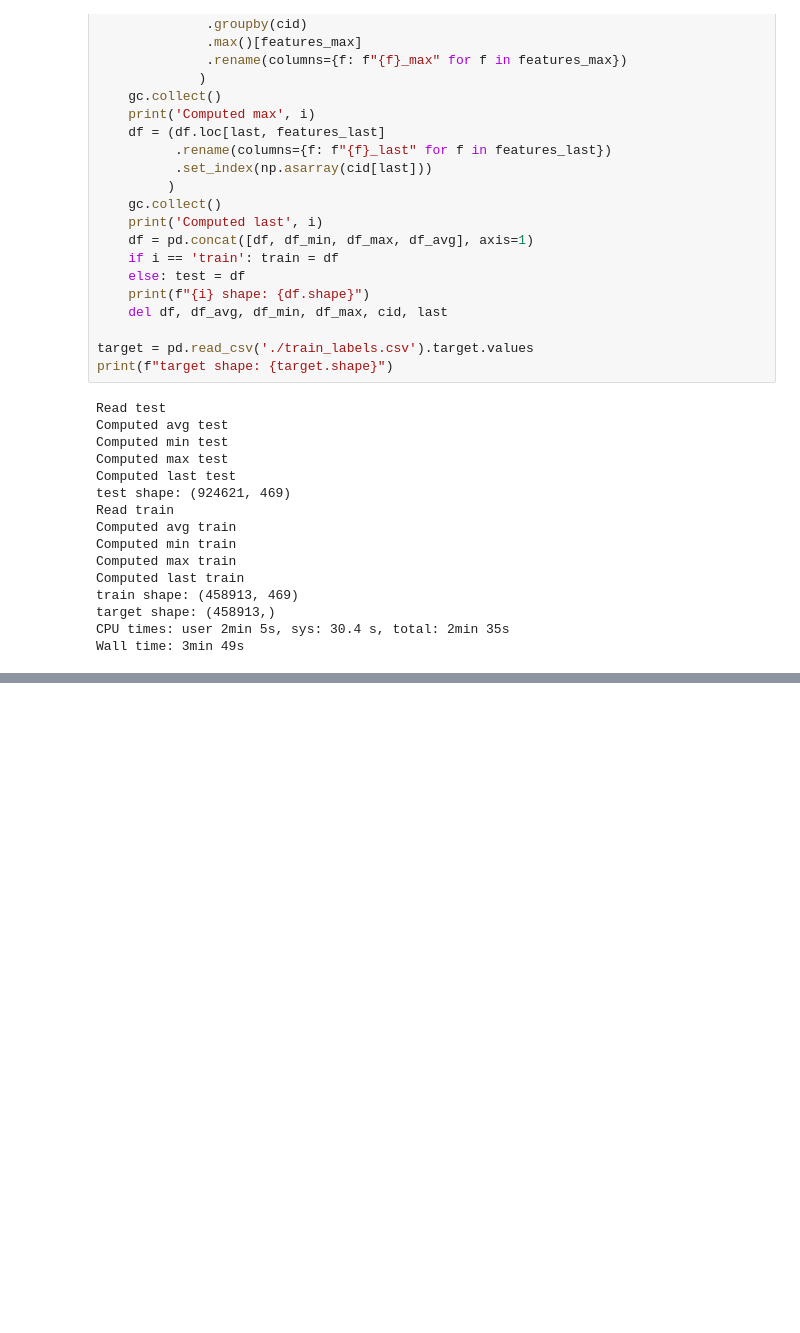
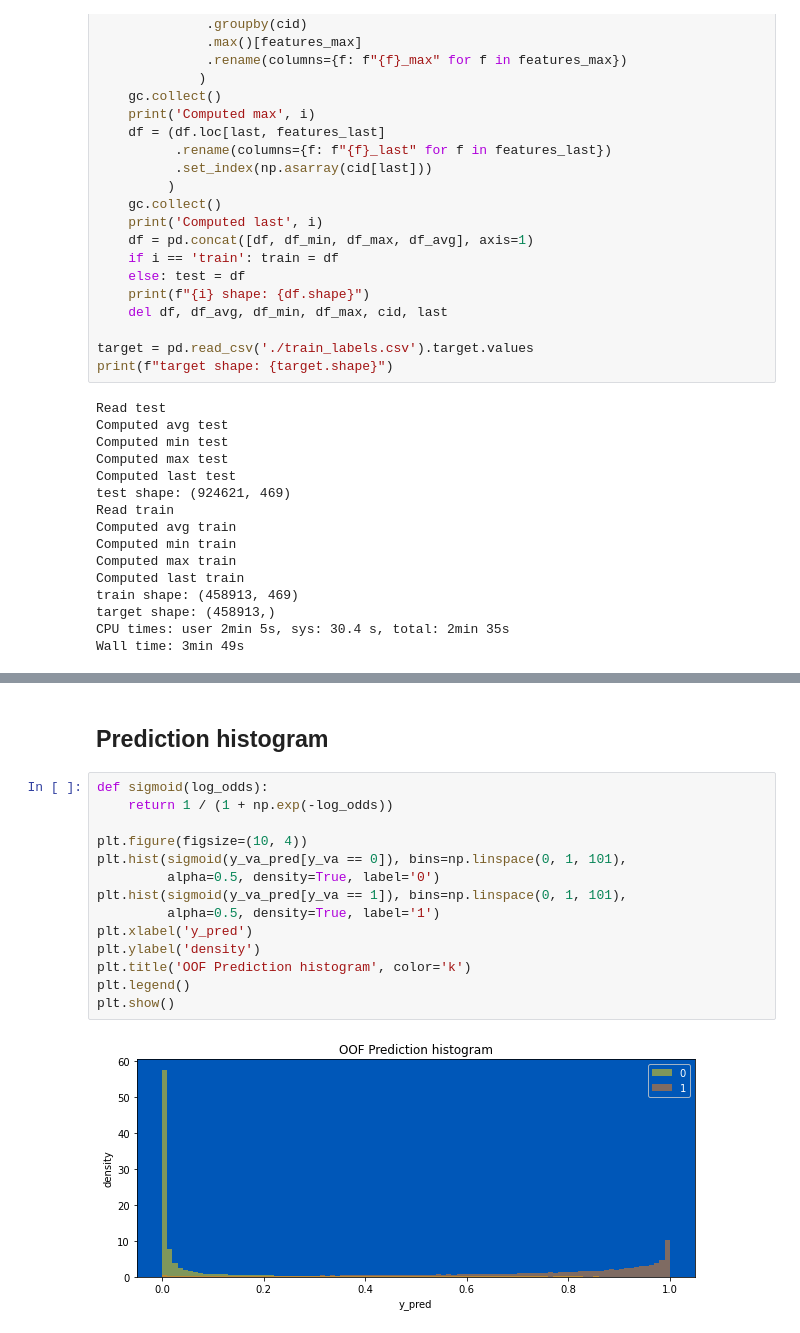
Before and after one commit to YuLim2/Kaggle, a Jupyter notebook: AMEX/amex-data-analysis-in-english.ipynb, the cells around one changed output, grey strips where cells are left out. Drawn from its saved outputs; the diff is of its cells as text; blank space fills up the shorter version.

```diff
--- a/AMEX/amex-data-analysis-in-english.ipynb
+++ b/AMEX/amex-data-analysis-in-english.ipynb
@@ -468,0 +542,18 @@ Wall time: 3min 49s
+# %% [markdown]
+## Prediction histogram
+# %%
+def sigmoid(log_odds):
+    return 1 / (1 + np.exp(-log_odds))
+
+plt.figure(figsize=(10, 4))
+plt.hist(sigmoid(y_va_pred[y_va == 0]), bins=np.linspace(0, 1, 101),
+         alpha=0.5, density=True, label='0')
+plt.hist(sigmoid(y_va_pred[y_va == 1]), bins=np.linspace(0, 1, 101),
+         alpha=0.5, density=True, label='1')
+plt.xlabel('y_pred')
+plt.ylabel('density')
+plt.title('OOF Prediction histogram', color='k')
+plt.legend()
+plt.show()
+# %% [output]
+[figure, added]
```
Also changed, not shown: parts of 6 cells of this notebook.
